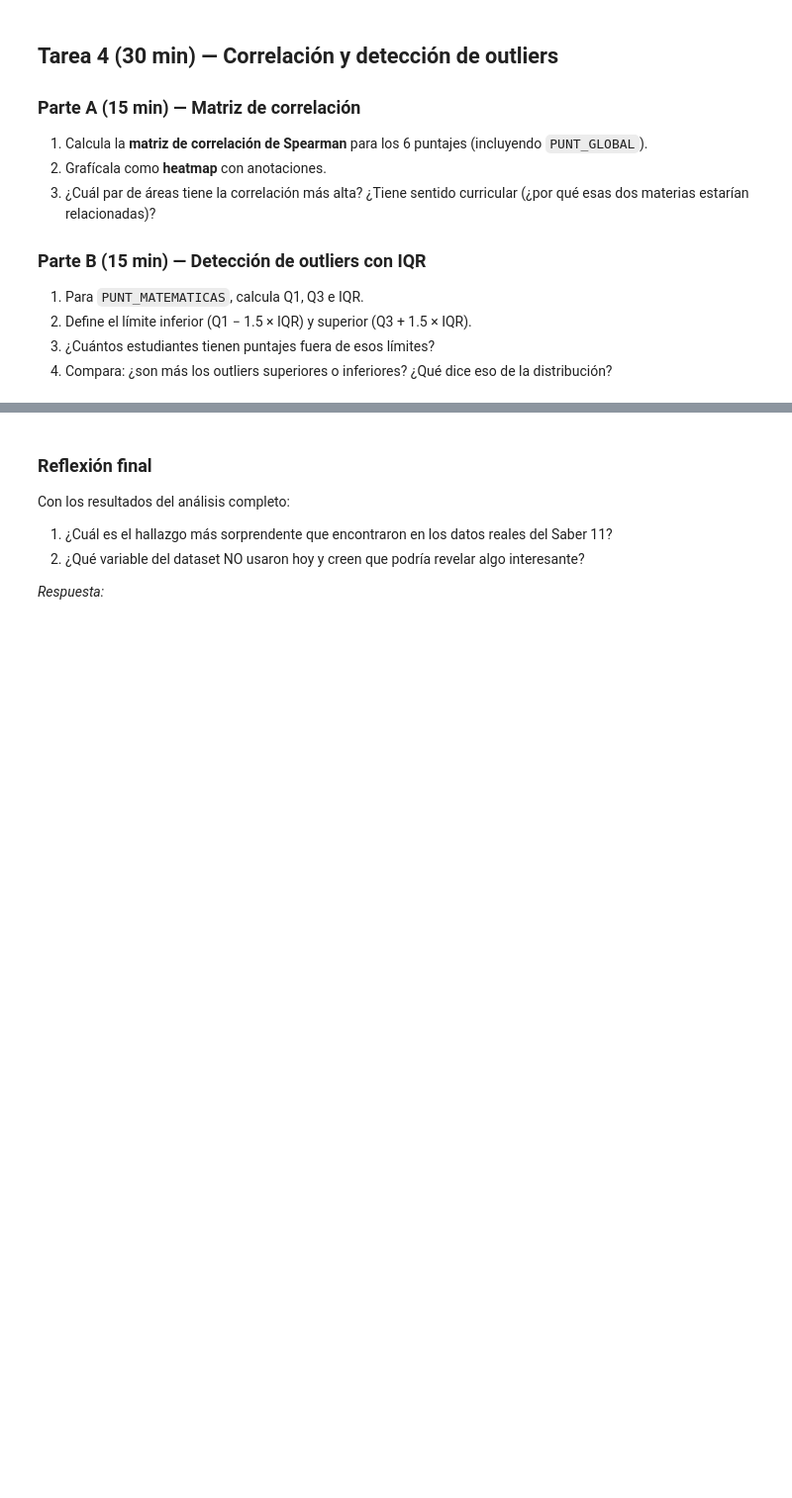
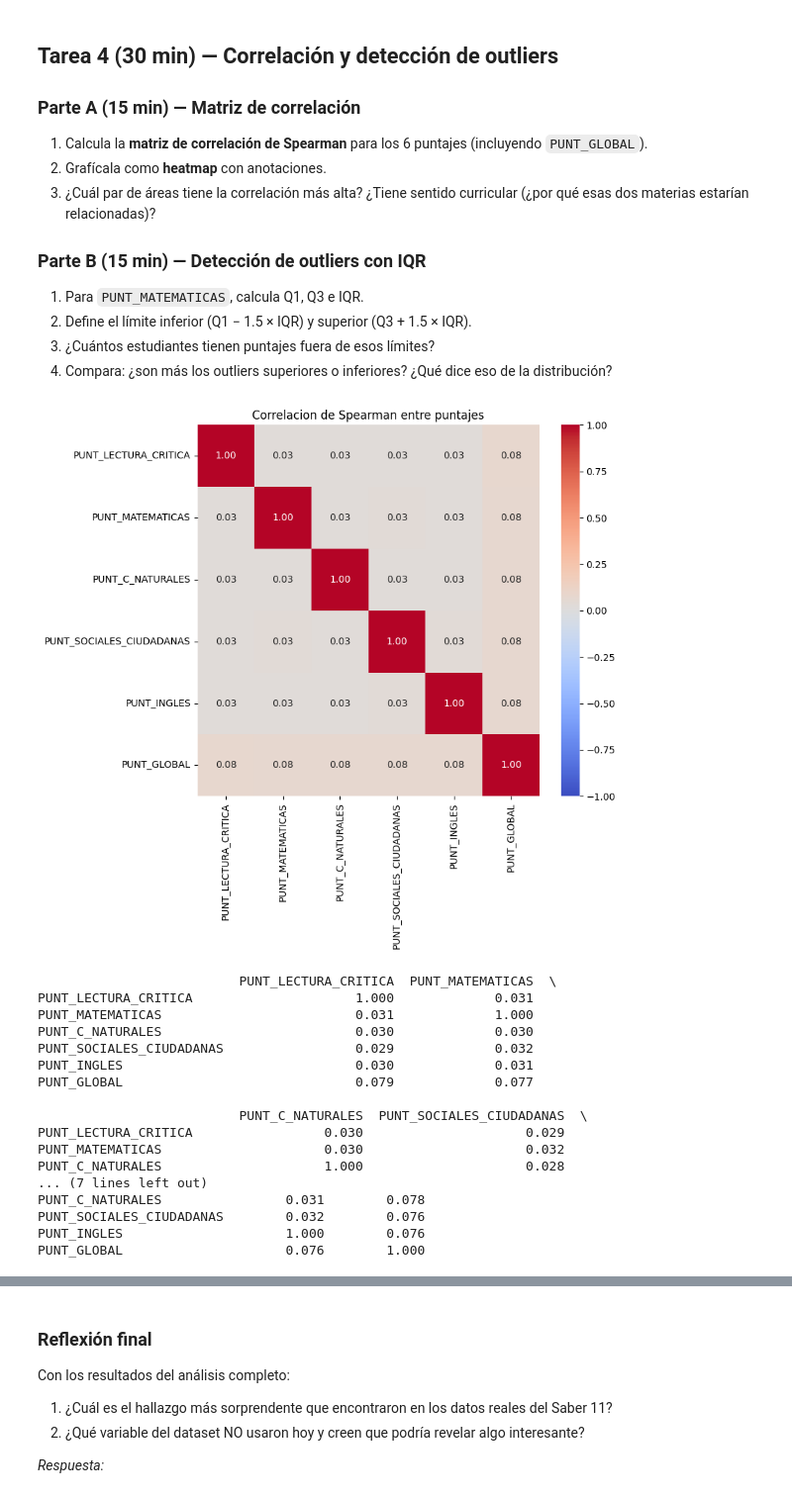
Before and after one commit to Daniel8854/Ciencias-de-datos, a Jupyter notebook: desarrollo_completo/clase04_lab.ipynb, the cells around one changed output, grey strips where cells are left out. Shown at 99% size. Cells and saved outputs as stored; diff of their text form; code cells hidden in the pictures; blank space fills up the shorter version.

```diff
--- a/desarrollo_completo/clase04_lab.ipynb
+++ b/desarrollo_completo/clase04_lab.ipynb
@@ -146 +232,40 @@ fig, ax = plt.subplots(figsize=(8, 7))
+# %%
+# TODO Parte A: matriz de correlacion Spearman + heatmap
+corr_spearman = df[PUNTAJES].corr(method="spearman")
+fig, ax = plt.subplots(figsize=(8, 7))
+sns.heatmap(corr_spearman, annot=True, fmt=".2f", cmap="coolwarm", vmin=-1, vmax=1, ax=ax)
+ax.set_title("Correlacion de Spearman entre puntajes")
+plt.show()
+
+# Interpretacion: las correlaciones ENTRE areas (sin contar PUNT_GLOBAL) son
+# todas muy bajas, entre 0.028 y 0.032 -- practicamente no hay relacion entre
+# como le va a un estudiante en una materia y como le va en otra. El par mas alto
+# (aunque por muy poquito) es MATEMATICAS con SOCIALES_CIUDADANAS (0.032, empatado
+# con SOCIALES_CIUDADANAS e INGLES). No le encuentro mucho sentido curricular a
+# que esas sean las mas altas -- la diferencia con las demas parejas es tan chiquita
+# que probablemente no signifca nada real, y de nuevo parece que este dataset
+# genero cada puntaje de forma bastante independiente entre materias. Lo unico
+# que si tiene una correlacion un poco mas visible (~0.076-0.079) es cada area
+# con PUNT_GLOBAL, lo cual tiene sentido porque PUNT_GLOBAL se calcula a partir
+# de las 5 areas.
+print(corr_spearman.round(3))
+# %% [output]
+[figure, added]
+                          PUNT_LECTURA_CRITICA  PUNT_MATEMATICAS  \
+PUNT_LECTURA_CRITICA                     1.000             0.031
+PUNT_MATEMATICAS                         0.031             1.000
+PUNT_C_NATURALES                         0.030             0.030
+PUNT_SOCIALES_CIUDADANAS                 0.029             0.032
+PUNT_INGLES                              0.030             0.031
+PUNT_GLOBAL                              0.079             0.077
+
+                          PUNT_C_NATURALES  PUNT_SOCIALES_CIUDADANAS  \
+PUNT_LECTURA_CRITICA                 0.030                     0.029
+PUNT_MATEMATICAS                     0.030                     0.032
+PUNT_C_NATURALES                     1.000                     0.028
+... (7 lines left out)
+PUNT_C_NATURALES                0.031        0.078
+PUNT_SOCIALES_CIUDADANAS        0.032        0.076
+PUNT_INGLES                     1.000        0.076
+PUNT_GLOBAL                     0.076        1.000
 # %%
```
Also changed, not shown: parts of 13 cells of this notebook.
